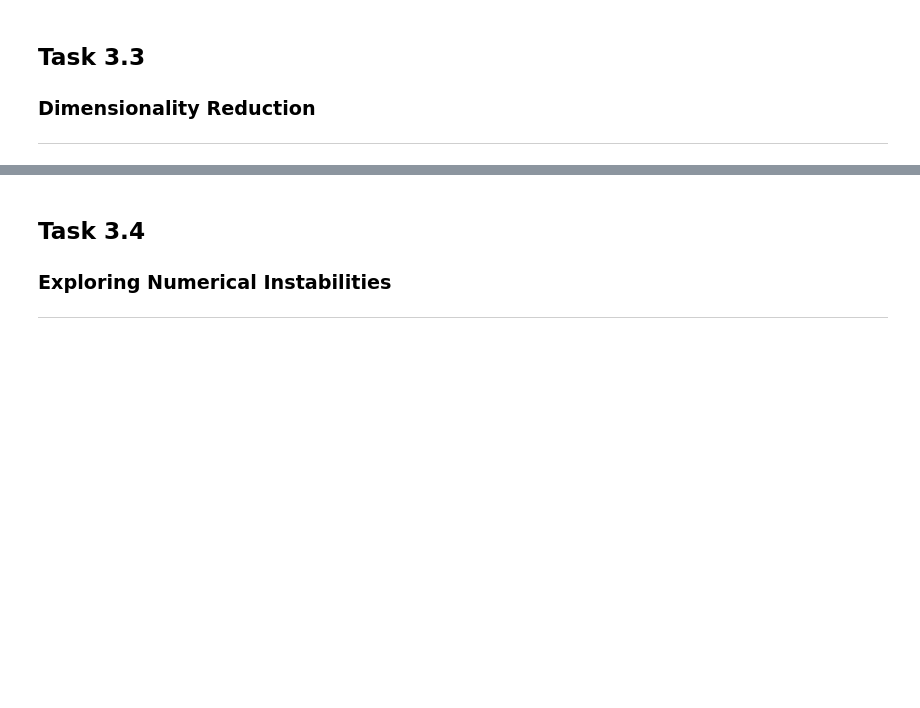
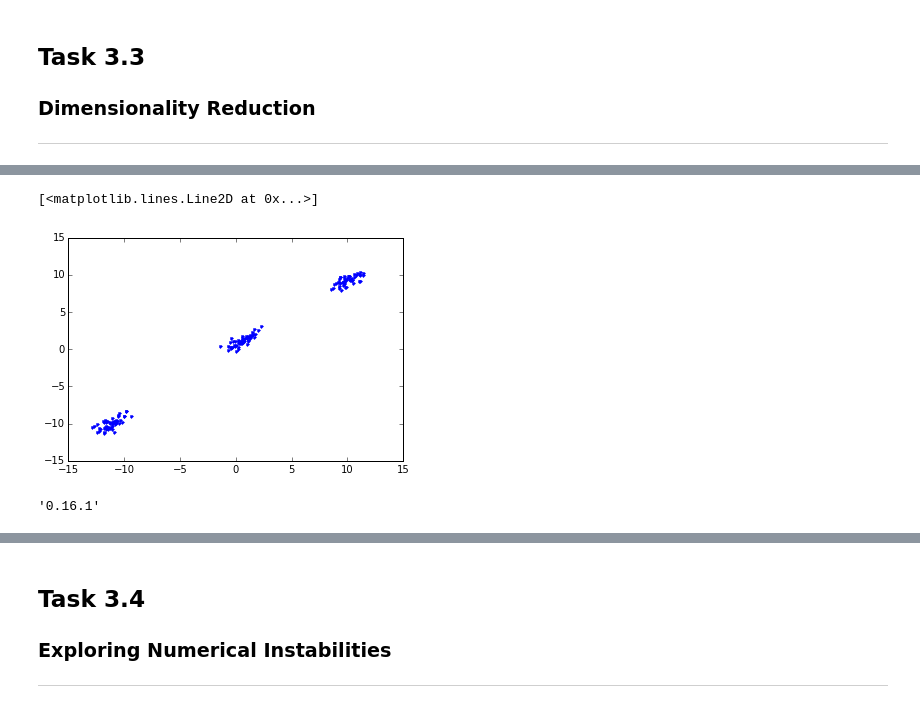
Before and after one commit to motjuste/patt-rex, a Jupyter notebook: project-03-demo.ipynb, the cells around one changed output, grey strips where cells are left out. Cells and saved outputs as stored; diff of their text form; code cells hidden in the pictures; blank space fills up the shorter version.

```diff
--- a/project-03-demo.ipynb
+++ b/project-03-demo.ipynb
@@ -37,0 +163,10 @@ import pattrex.plotting_mpl as plt_rex
+# %%
+plt.plot(res[0][:, 0], res[0][:, 1], '.')
+# %% [output]
+[<matplotlib.lines.Line2D at 0x...>]
+[figure, added]
+# %%
+import sklearn
+sklearn.__version__
+# %% [output]
+'0.16.1'
```
Also changed, not shown: parts of 13 cells of this notebook, 2 other files.
